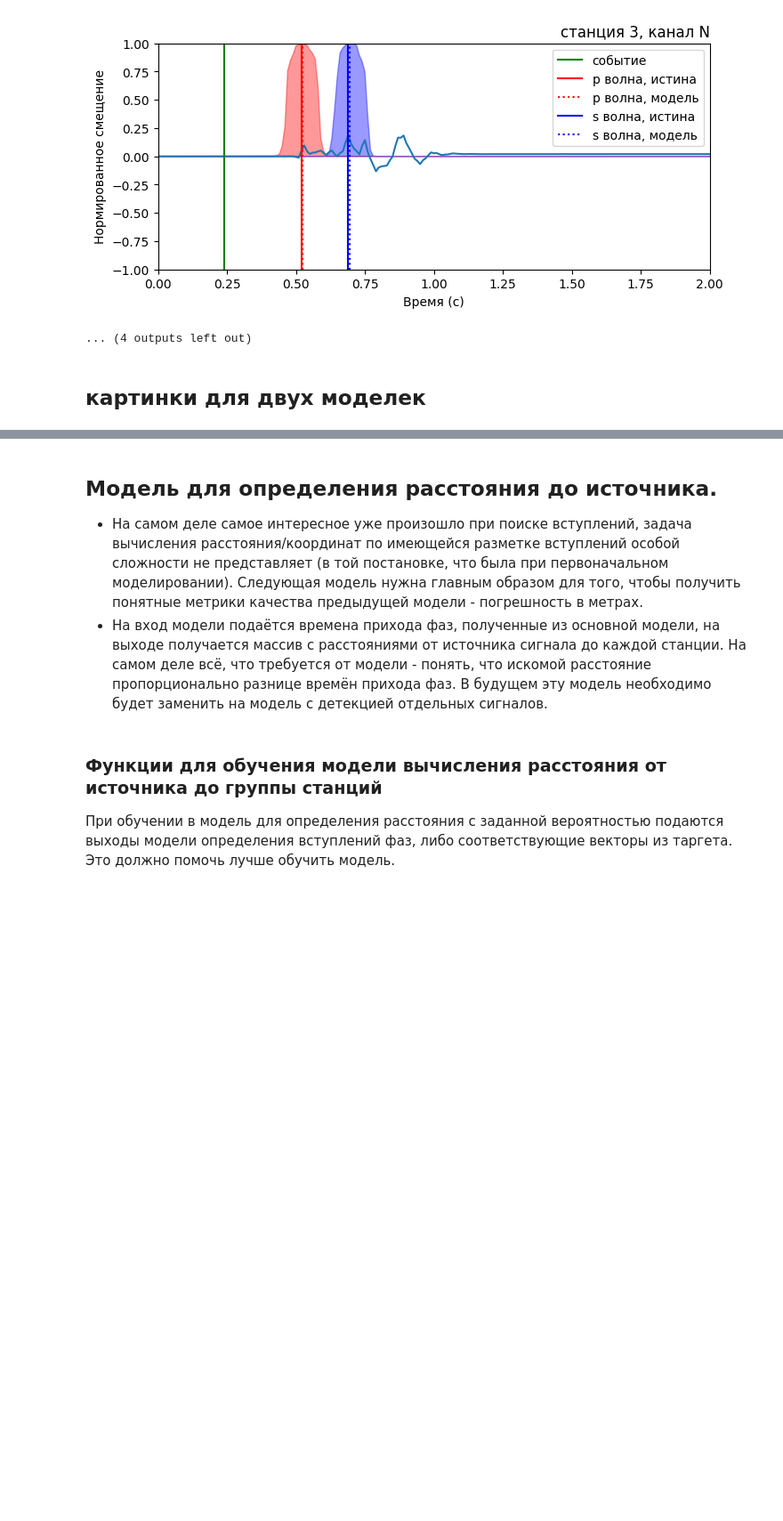
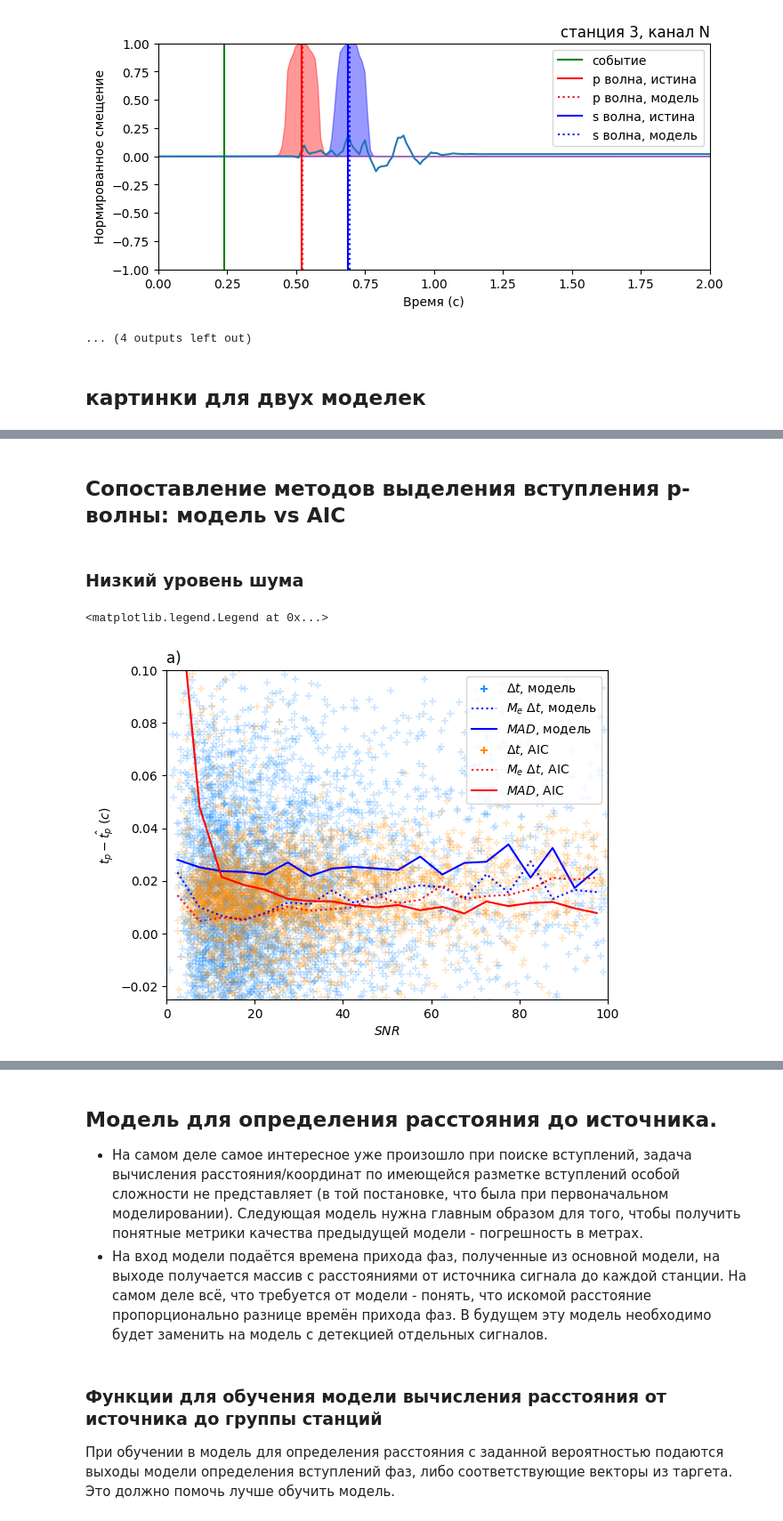
Before and after one commit to mexalon/Synth_wf_proc, a Jupyter notebook: Synth_wf_processing.ipynb, the cells around one changed output, grey strips where cells are left out. Shown at 89% size. Cells and saved outputs as stored; diff of their text form; code cells hidden in the pictures; blank space fills up the shorter version.

```diff
--- a/Synth_wf_processing.ipynb
+++ b/Synth_wf_processing.ipynb
@@ -812,9 +776,9 @@ def dataset_creator(train_h5_path, test_h5_path, params):
     test_transforms = stack_transforms([ToTensor(),
                                Normalizer(),
                                ToOneHot(),
-                               AddNoize(params.val_noise_sigma),
-                               AddCorrelatedNoize(params.val_corr_noise_sigma),
-                               Spikes(params.val_spikes_sigma, params.val_spikes_fraction),
+                               AddNoize(params.val_noise_sigma, params.val_variate),
+                               AddCorrelatedNoize(params.val_corr_noise_sigma, params.val_variate),
+                               Spikes(params.val_spikes_sigma, params.val_spikes_fraction, params.val_variate),
                                WtFilter(params.cl),
                                ])
 
@@ -861,13 +825,13 @@ class BaseConfig:
         self.train_corr_noise_sigma = 0.0
         self.train_spikes_sigma = 0.0
         self.train_spikes_fraction = 0.0
-
         self.variate = False
 
         self.val_noise_sigma = 0.0
         self.val_corr_noise_sigma = 0.0
         self.val_spikes_sigma = 0.0
         self.val_spikes_fraction = 0.0
+        self.val_variate = False
 
         self.cl = [-1]
 
@@ -1097,0 +1050,2 @@ for aug in paths.keys():
+# %% [markdown]
+## Сопоставление методов выделения вступления p-волны: модель vs AIC
@@ -1097,0 +1124,44 @@ for aug in paths.keys():
+# %% [markdown]
+### Низкий уровень шума
+# %%
+n_bins = 20
+range = [0,100]
+
+max_sigma=0.01 # max noize sigma value
+
+#testing methods
+model_snr, model_p_s_error = picking_method_testing(my_model_method, max_sigma)
+aic_snr, aic_p_s_error = picking_method_testing(aic_method, max_sigma)
+
+#plotting results
+fig, ax = plt.subplots()
+
+# plotting model results
+ax.scatter(model_snr, model_p_s_error[:,0], marker='+', color='dodgerblue', alpha=0.2)
+ax.scatter(-100,-100, marker='+', color='dodgerblue',  label=r'$\Delta t$, модель') # just for the legend
+
+model_bin_means, m_edges, _ = binned_statistic(model_snr, model_p_s_error[:,0], statistic='median', bins=n_bins, range=range)
+ax.plot(m_edges[:-1]+0.5*(m_edges[1:]-m_edges[:-1]), model_bin_means, label=r'$M_e\ \Delta t$, модель', color='b', linestyle=':')
+
+model_bin_std, _ , _ = binned_statistic(model_snr, model_p_s_error[:,0], statistic=median_abs_deviation, bins=n_bins, range=range)
+ax.plot(m_edges[:-1]+0.5*(m_edges[1:]-m_edges[:-1]), model_bin_std, label=r'$MAD$, модель', color='b')
+
+# plotting aic results
+ax.scatter(aic_snr, aic_p_s_error[:,0], marker='+', color='darkorange', alpha=0.2)
+ax.scatter(-100,-100, marker='+', color='darkorange',  label=r'$\Delta t$, AIC') # just for the legend
+
+aic_bin_means, a_edges, _ = binned_statistic(aic_snr, aic_p_s_error[:,0], statistic='median', bins=n_bins, range=range)
+ax.plot(a_edges[:-1]+0.5*(a_edges[1:]-a_edges[:-1]), aic_bin_means, label=r'$M_e\ \Delta t$, AIC', color='r', linestyle=':')
+
+aic_bin_std, _ , _ = binned_statistic(aic_snr, aic_p_s_error[:,0], statistic=median_abs_deviation, bins=n_bins, range=range)
+ax.plot(a_edges[:-1]+0.5*(a_edges[1:]-a_edges[:-1]), aic_bin_std, label=r'$MAD$, AIC', color='r')
+
+ax.set_xlim(range)
+ax.set_ylim(-0.025, 0.1)
+ax.set_xlabel(r'$SNR$')
+ax.set_ylabel(r'$t_p-\hat{t_p}\ (c)$')
+ax.set_title('а)', loc='left')
+ax.legend()
+# %% [output]
+<matplotlib.legend.Legend at 0x...>
+[figure, added]
```
Also changed, not shown: parts of 12 cells of this notebook.
